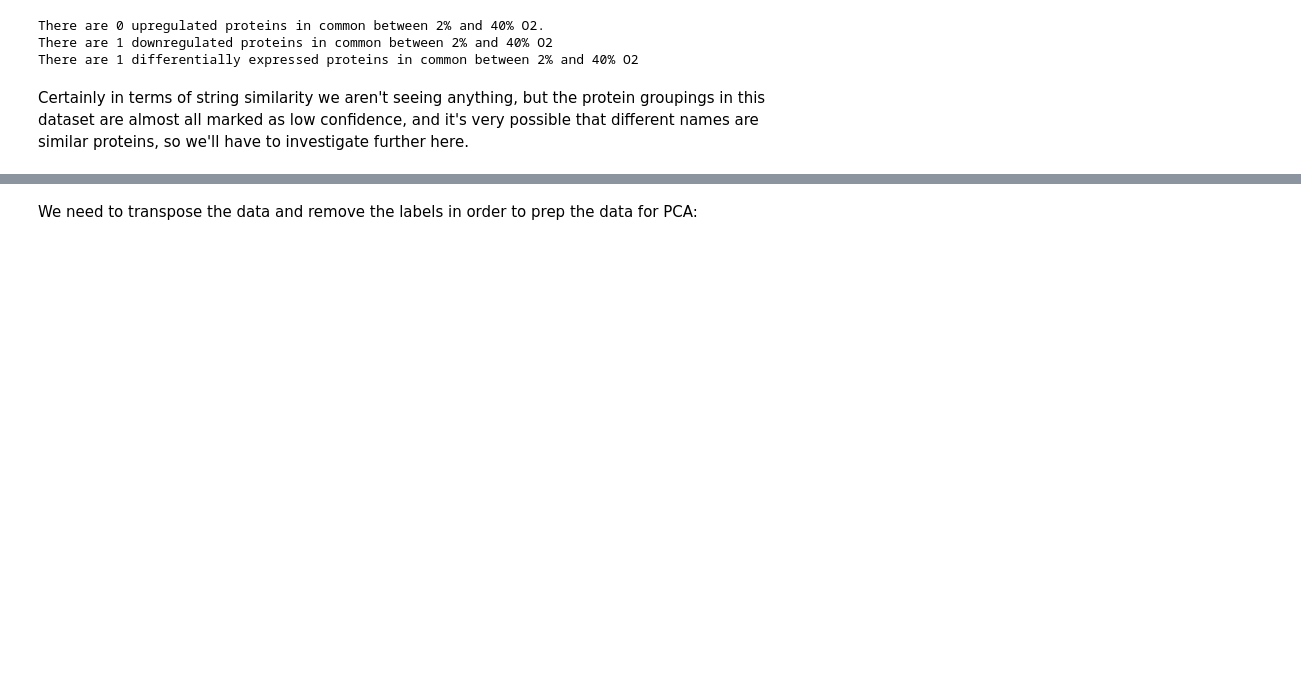
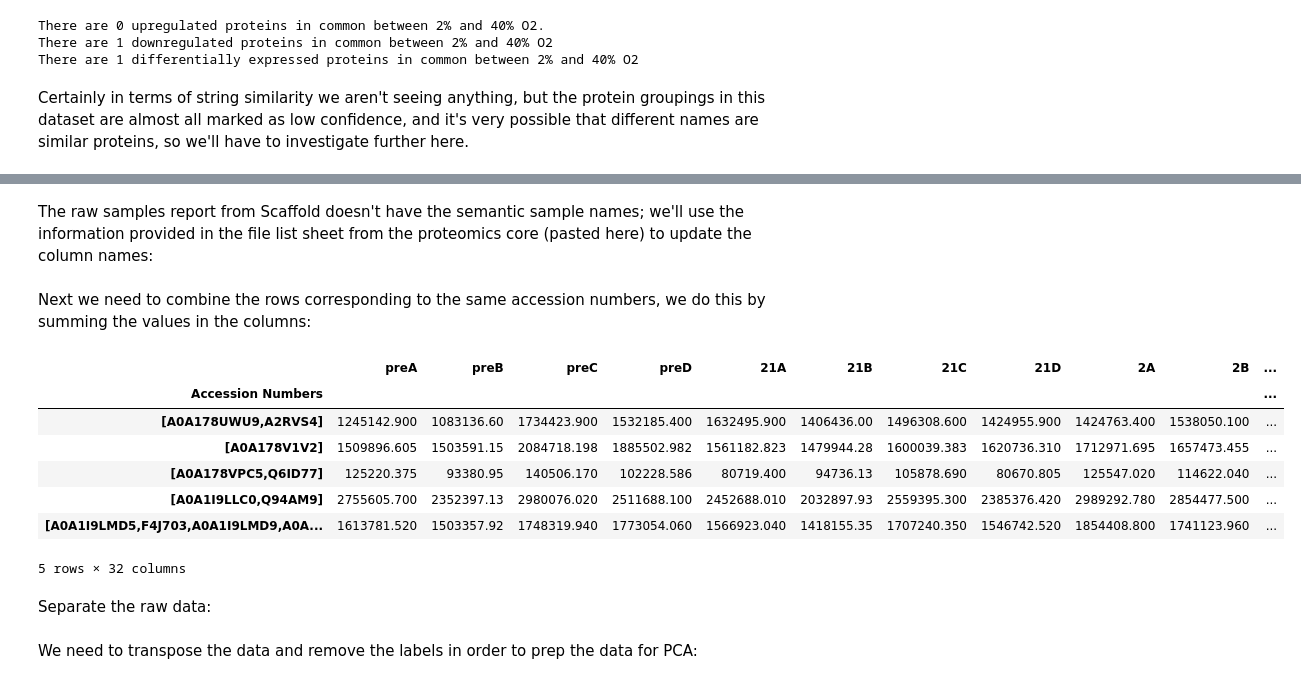
Before and after one commit to serenalotreck/photorespiration-omics, a Jupyter notebook: notebooks/protein_differential_expression_figure_reproduction.ipynb, the cells around one changed output, grey strips where cells are left out. Saved outputs shown, nothing was run; the diff lists cells and outputs as text; code cells hidden in the pictures; blank space fills up the shorter version.

```diff
--- a/notebooks/protein_differential_expression_analysis.ipynb
+++ b/notebooks/protein_differential_expression_figure_reproduction.ipynb
@@ -140,0 +130,3 @@ quant_peps.head()
+# %%
+raw_data = pd.read_csv('../data/proteomics/raw_data_report_14Feb2025.csv', header=60)
+raw_data.head()
@@ -140,0 +141,2 @@ quant_peps.head()
+# %% [markdown]
+The raw samples report from Scaffold doesn't have the semantic sample names; we'll use the information provided in the file list sheet from the proteomics core (pasted here) to update the column names:
@@ -140,0 +165,16 @@ quant_peps.head()
+# %% [markdown]
+Next we need to combine the rows corresponding to the same accession numbers, we do this by summing the values in the columns:
+# %%
+summed_data = raw_data.groupby(by='Accession Numbers').sum().drop(columns=['Bio Sample', 'MS Sample', 'Protein Name', 'Alternate IDs', 'Peptide Sequence', 'Spectrum Name', 'Charge', 'Acquired Plus One Mass', 'Maximum MS/MS Intensity'])
+summed_data.head()
+# %% [output]
+|  | preA | preB | preC | preD | 21A | 21B | 21C | 21D | 2A | 2B | ... |
+| Accession Numbers |  |  |  |  |  |  |  |  |  |  | ... |
+| [A0A178UWU9,A2RVS4] | 1245142.900 | 1083136.60 | 1734423.900 | 1532185.400 | 1632495.900 | 1406436.00 | 1496308.600 | 1424955.900 | 1424763.400 | 1538050.100 | ... |
+| [A0A178V1V2] | 1509896.605 | 1503591.15 | 2084718.198 | 1885502.982 | 1561182.823 | 1479944.28 | 1600039.383 | 1620736.310 | 1712971.695 | 1657473.455 | ... |
+| [A0A178VPC5,Q6ID77] | 125220.375 | 93380.95 | 140506.170 | 102228.586 | 80719.400 | 94736.13 | 105878.690 | 80670.805 | 125547.020 | 114622.040 | ... |
+| [A0A1I9LLC0,Q94AM9] | 2755605.700 | 2352397.13 | 2980076.020 | 2511688.100 | 2452688.010 | 2032897.93 | 2559395.300 | 2385376.420 | 2989292.780 | 2854477.500 | ... |
+| [A0A1I9LMD5,F4J703,A0A1I9LMD9,A0A... | 1613781.520 | 1503357.92 | 1748319.940 | 1773054.060 | 1566923.040 | 1418155.35 | 1707240.350 | 1546742.520 | 1854408.800 | 1741123.960 | ... |
+5 rows × 32 columns
+# %% [markdown]
+Separate the raw data:
```
Also changed, not shown: parts of 46 cells of this notebook, 2 other files.
